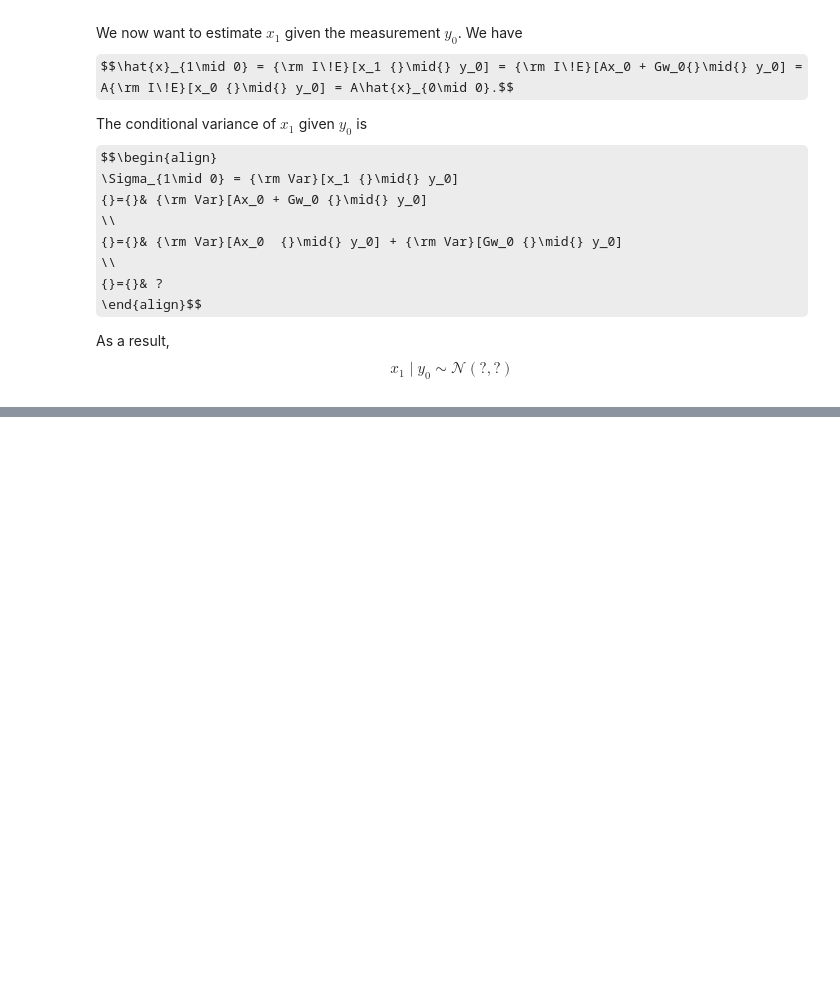
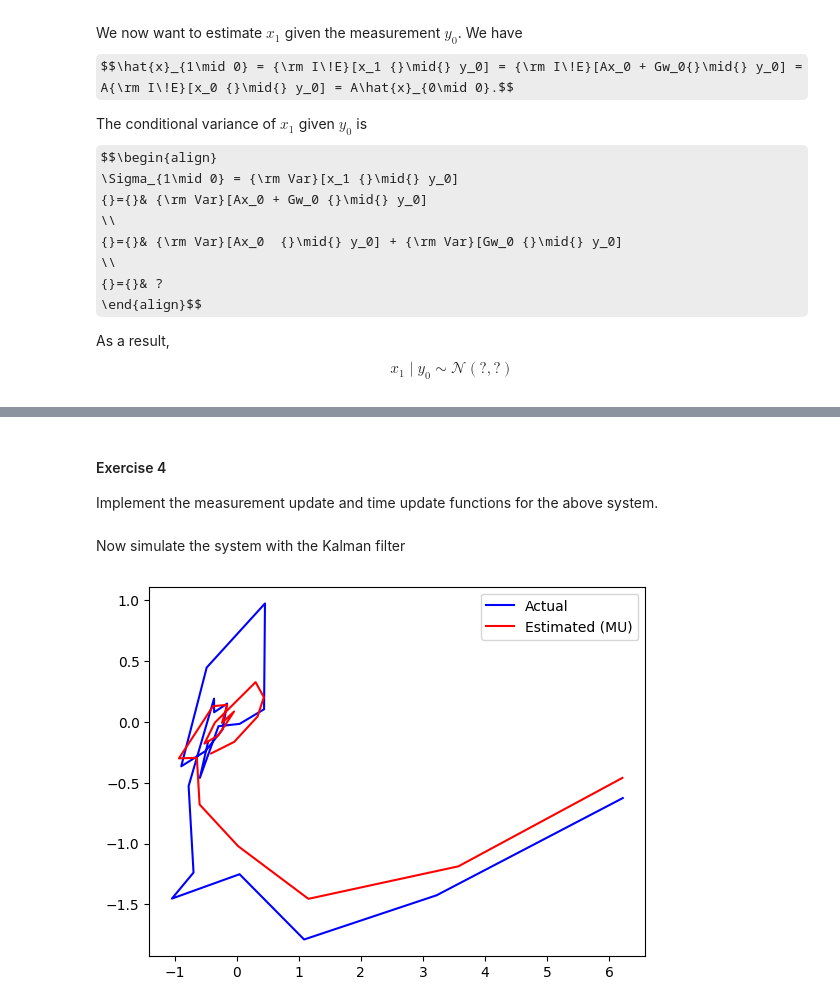
Before and after one commit to Gijinkstra/EstimationTheoryNotebooks, a Jupyter notebook: kalman/kalman_basic.ipynb, the cells around one changed output, grey strips where cells are left out. Drawn from its saved outputs; the diff is of its cells as text; code cells hidden in the pictures; some formulas as TeX source; blank space fills up the shorter version.

```diff
--- a/kalman/kalman_basic.ipynb
+++ b/kalman/kalman_basic.ipynb
@@ -205,0 +271,42 @@ plot_2d_normal_pdf(x1_given_y0_mean, x1_given_y0_var)
+# %% [markdown]
+#### Exercise 4
+
+Implement the measurement update and time update functions for the above system.
+# %%
+def measurement_update(sigma_tu, x_tu, y):
+    z = C @ sigma_tu @ C.T + R # auxiliary variable
+    x_mu = x_tu + sigma_tu @ C.T @ np.linalg.solve(z, y - C@x_tu)
+    sigma_mu = sigma_tu - sigma_tu @ C.T @ np.linalg.solve(z, C@sigma_tu)
+    return sigma_mu, x_mu
+
+def time_update(sigma_mu, x_mu):
+    x_tu = A @ x_mu
+    sigma_tu = A @ sigma_mu @ A.T + Q
+    return sigma_tu, x_tu
+# %% [markdown]
+Now simulate the system with the Kalman filter
+# %%
+n_sim = 20
+
+x = np.random.multivariate_normal(x0_mean, x0_var, 1).T # random initial state
+sigma_tu, x_tu = x0_var, x0_mean.reshape((2, 1)) # initialisation
+
+x_cache = np.zeros((n_sim, 2))
+x_mu_cache = np.zeros((n_sim-1, 2))
+x_cache[0, :] = x.T
+for t in range(n_sim - 1):
+    v = np.random.normal(0, np.sqrt(R), 1)
+    y = C @ x + v
+    sigma_mu, x_mu = measurement_update(sigma_tu, x_tu, y)
+    x_mu_cache[t, :] = x_mu.T
+    sigma_tu, x_tu = time_update(sigma_mu, x_mu)
+    w = np.random.multivariate_normal([0, 0], Q, 1).T
+    x = A @ x + w
+    x_cache[t+1, :] = x.T
+
+plt.plot(x_cache[:, 0], x_cache[:, 1], 'b-', label='Actual')
+plt.plot(x_mu_cache[:, 0], x_mu_cache[:, 1], 'r-', label='Estimated (MU)')
+plt.legend()
+plt.show()
+# %% [output]
+[figure, added]
```
Also changed, not shown: parts of 4 cells of this notebook.
